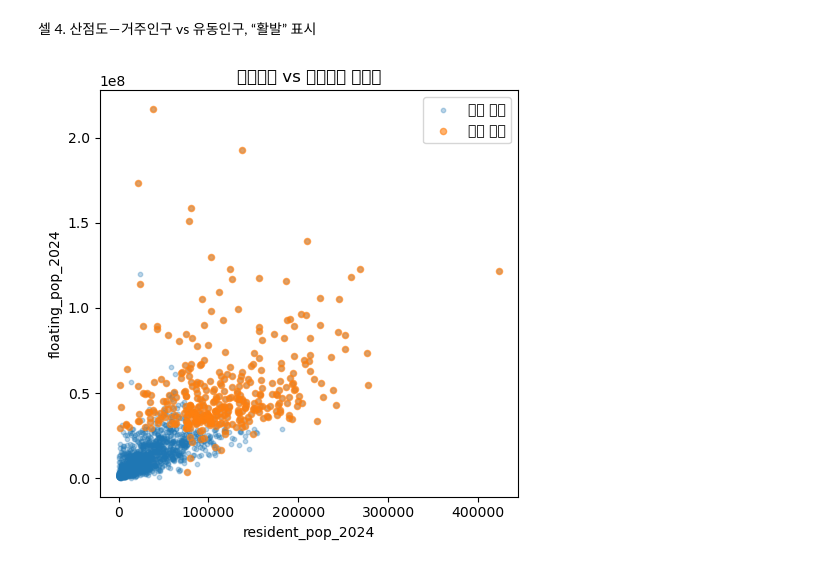
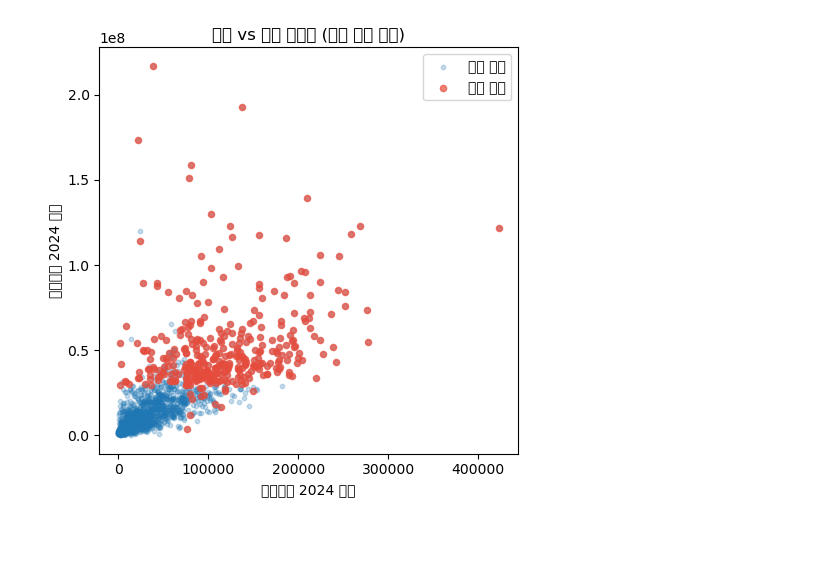
Before and after one commit to bichae777/active-zones-report, a Jupyter notebook: notebooks/03-visualize_results.ipynb, the cells around one changed output. Drawn from its saved outputs; the diff is of its cells as text; code cells hidden in the pictures; blank space fills up the shorter version.

```diff
--- a/notebooks/03-visualize_results.ipynb
+++ b/notebooks/03-visualize_results.ipynb
@@ -1,23 +1,18 @@
 # %%
-# 프로젝트 루트를 찾아 이동 → 언제 어디서 실행해도 data/ 경로가 보장됩니다
-from pathlib import Path
-import os, sys
-
+# ── 루트 자동 고정 ───────────────────────────────────────────────────
+from pathlib import Path, os, sys
 p = Path.cwd()
 while p != p.parent and not (p / "data" / "raw").exists():
     p = p.parent
-os.chdir(p)                                   # 루트로 이동
-print("✔️ 작업 디렉터리:", Path.cwd())
+os.chdir(p)
+print("✅ 루트:", p)
 
-# 한글 폰트 설정 (mac, win, linux)
+# ── 한글 폰트 ───────────────────────────────────────────────────────
 import matplotlib as mpl, matplotlib.font_manager as fm
-if sys.platform.startswith("darwin"):
-    fp = "/Library/Fonts/AppleGothic.ttf"
-elif sys.platform.startswith("win"):
-    fp = "C:/Windows/Fonts/malgun.ttf"
-else:
-    fp = "/usr/share/fonts/truetype/nanum/NanumGothic.ttf"
+fp = ("/Library/Fonts/AppleGothic.ttf"        if sys.platform.startswith("darwin")
+      else "C:/Windows/Fonts/malgun.ttf"      if sys.platform.startswith("win")
+      else "/usr/share/fonts/truetype/nanum/NanumGothic.ttf")
 if Path(fp).exists():
     mpl.rc("font", family=fm.FontProperties(fname=fp).get_name())
-mpl.rc("axes", unicode_minus=False)    # 마이너스 깨짐 방지
+mpl.rc("axes", unicode_minus=False)
 # %% [output]
@@ -94,20 +79,12 @@ for m in metrics:
-# %% [markdown]
-셀 4. 산점도 — 거주인구 vs 유동인구, “활발” 표시
 # %%
 plt.figure(figsize=(5,5))
-# 전체 상권
-plt.scatter(df["resident_pop_2024"],
-            df["floating_pop_2024"],
-            s=10, alpha=0.3, label="전체 상권")
-# 활발 상권
-plt.scatter(df.loc[df["is_active_25"], "resident_pop_2024"],
-            df.loc[df["is_active_25"], "floating_pop_2024"],
-            s=20, alpha=0.6, label="활발 상권")
-plt.xlabel("resident_pop_2024")
-plt.ylabel("floating_pop_2024")
-plt.title("거주인구 vs 유동인구 산점도")
-plt.legend()
-plt.tight_layout()
-plt.show()
+plt.scatter(df.resident_pop_2024, df.floating_pop_2024,
+            s=10, alpha=0.25, label="전체 상권")
+plt.scatter(df.loc[df.is_active_25, "resident_pop_2024"],
+            df.loc[df.is_active_25, "floating_pop_2024"],
+            s=20, alpha=0.7, label="활발 상권", color="#E74C3C")
+plt.xlabel("상주인구 2024 합계"); plt.ylabel("유동인구 2024 합계")
+plt.title("상주 vs 유동 산점도 (활발 상권 강조)")
+plt.legend(); plt.tight_layout(); plt.show()
 # %% [output]
-[figure, old version]
+[figure, new version]
```
Also changed, not shown: parts of 16 cells of this notebook, 7 other files.
